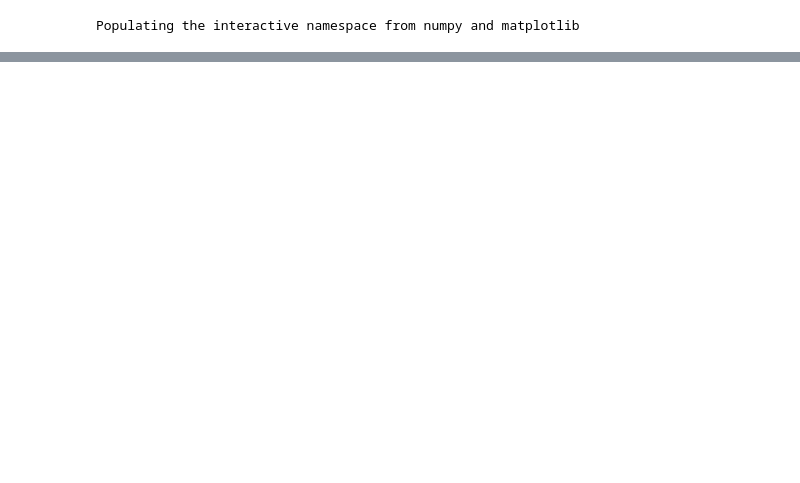
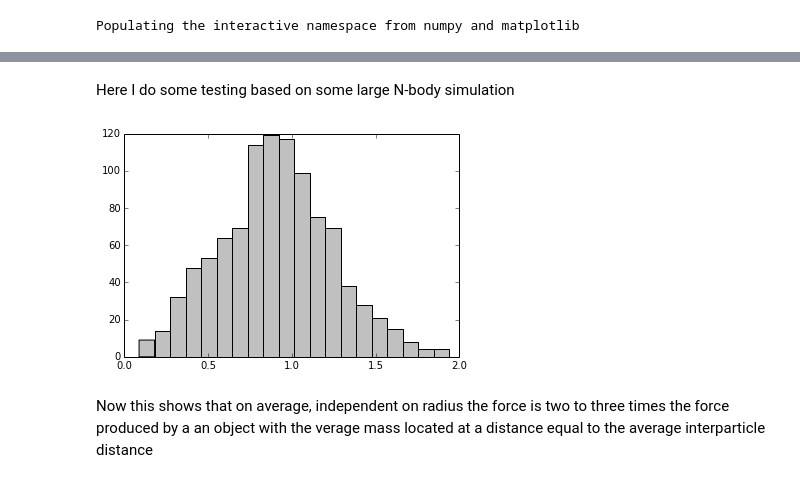
Before and after one commit to forero/spheres, a Jupyter notebook: code/spheres.ipynb, the cells around one changed output, grey strips where cells are left out. Drawn from its saved outputs; the diff is of its cells as text; code cells hidden in the pictures; blank space fills up the shorter version.

Commit message:
added quick comparison to the results of nbody simulations

```diff
--- a/code/spheres.ipynb
+++ b/code/spheres.ipynb
@@ -75,0 +76,5 @@ scatter(f_total_x, f_total_y)
+# %% [markdown]
+Here I do some testing based on some large N-body simulation
+# %%
+filename = "../../SparseFilaments/data/input/MD_full_halos_900-1000kms_z0.dat"
+BDMW_data = loadtxt(filename, skiprows=37, delimiter=',')
@@ -75,0 +86,46 @@ scatter(f_total_x, f_total_y)
+# %%
+def n_body_force(sim_x, sim_y, sim_z, sim_mass, center_fiducial=500.0, sigma_center=30.0, radius_sphere=300.0):
+
+    #select a random position in the box.
+    center_x = random.normal(center_fiducial, sigma_center)
+    center_y = random.normal(center_fiducial, sigma_center)
+    center_z = random.normal(center_fiducial, sigma_center)
+
+    #check that a sphere centered at that point will be containe inside the box
+    if(((center_x-radius_sphere)<0.0) | ((center_y-radius_sphere)<0.0)| ((center_z-radius_sphere)<0.0)):
+        print 'warning'
+    if(((center_x+radius_sphere)>1000.0) | ((center_y-radius_sphere)>1000.0)| ((center_z-radius_sphere)>1000.0)):
+        print 'warning'
+
+    #find the halos inside the box
+    x_tmp = pos_x - center_x
+    y_tmp = pos_y - center_y
+    z_tmp = pos_z - center_z
+    rad_tmp = sqrt(x_tmp**2 + y_tmp**2 + z_tmp**2)
+    inside = where((rad_tmp< radius_sphere)&(rad_tmp>sigma_center))
+
+    x_new = x_tmp[inside]
+    y_new = y_tmp[inside]
+    z_new = z_tmp[inside]
+    mass_new = mass[inside]
+
+    #compute the force at the center
+    total_force,f_x,f_y,f_z = force(x_new, y_new, z_new, mass=mass_new)
+
+    #normalize it to the force of the average mass located at the sphere's surface
+    mean_mass = average(mass_new)
+    mean_separation = ((radius_sphere-sigma_center)**3/size(mass_new))**(1.0/3.0)
+    mean_force = amax(mass_new)/(mean_separation**2)
+    return total_force/mean_force
+# %%
+average_force = empty((0))
+
+for i in range(1000):
+    tmp_average = n_body_force(pos_x, pos_y, pos_z, mass, radius_sphere=400.0)
+    average_force = append(average_force, tmp_average)
+# %%
+n, bins, patches = hist(average_force, 20, normed=0, color = 'silver')
+# %% [output]
+[figure, added]
+# %% [markdown]
+Now this shows that on average, independent on radius the force is two to three times the force produced by a an object with the verage mass located at a distance equal to the average interparticle distance
```
Also changed, not shown: parts of 9 cells of this notebook.
